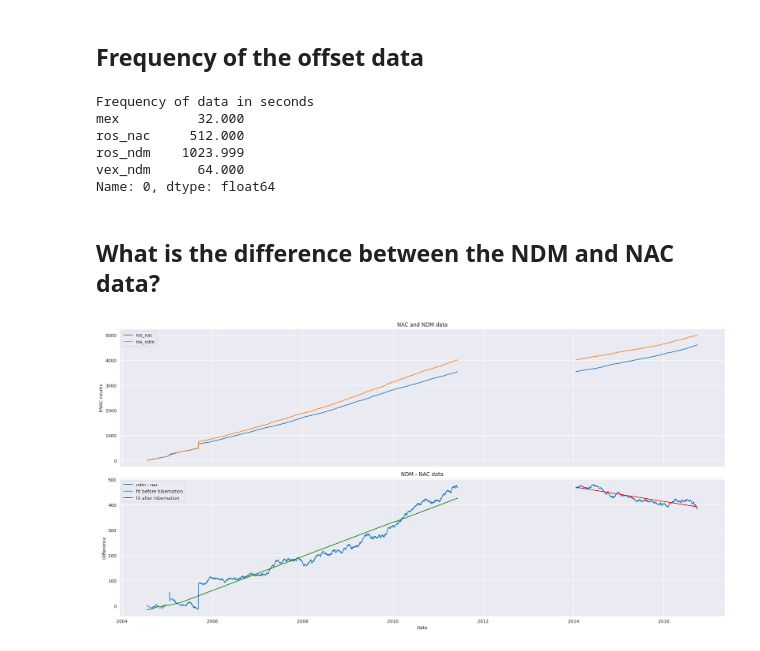
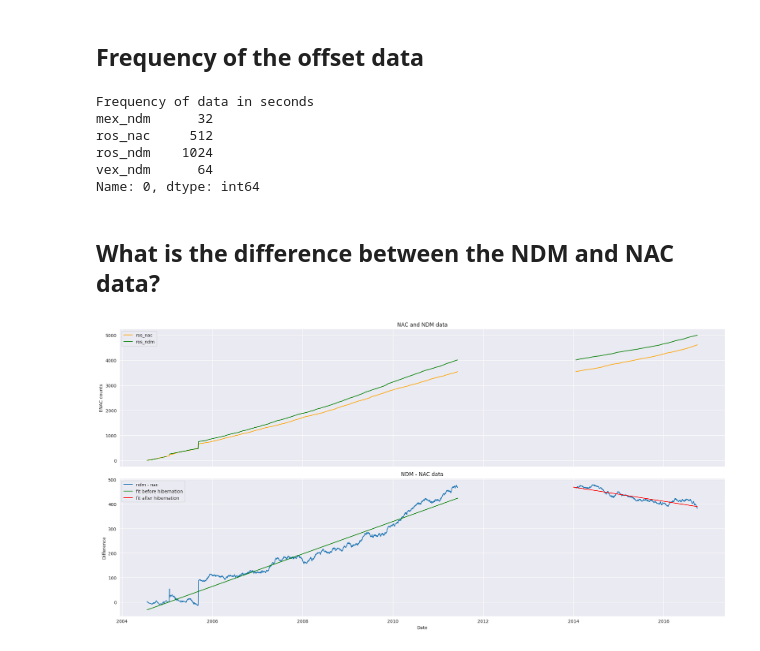
Before and after one commit to CS-433/ml-project-2-ml4esa, a Jupyter notebook: RawVisualization.ipynb, the cells around one changed output. Saved outputs shown, nothing was run; the diff lists cells and outputs as text; code cells hidden in the pictures.

```diff
--- a/RawVisualization.ipynb
+++ b/RawVisualization.ipynb
@@ -3,19 +3,32 @@ import pandas as pd
 import matplotlib.pyplot as plt
 from scipy.stats import linregress
 import numpy as np
+# %%
+def get_linear_fit(data: pd.DataFrame):
+    data = data.dropna().resample('D').mean().ffill()
+    x = np.arange(len(data))
+    y = data.values.reshape(-1)
+    slope, intercept, r_value, p_value, std_err = linregress(x, y)
+    return slope, intercept, r_value, p_value, std_err
 # %%
 data_path = "DATA/"
 daily_file_names = dict(
-    mex="Mex_daily_edac.txt",
+    mex_ndm="Mex_daily_edac.txt",
     ros_nac="Nac_daily_edac.txt",
     ros_ndm="Ndm_daily_edac.txt",
 )
 offset_file_names = dict(
-    mex="MeX_EDAC_offset.txt",
+    mex_ndm="MeX_EDAC_offset.txt",
     ros_nac="Ros_AOCS_NAC_offset.txt",
     ros_ndm="Ros_AOCS_NDM_offset.txt",
     vex_ndm="VEX_NDMW0D0A_2023_01_11_12_55_55.900.txt"
 )
+colors = dict(
+    mex_ndm='blue',
+    ros_nac='orange',
+    ros_ndm='green',
+    vex_ndm='red'
+)
 # %% [markdown]
 ## Load the data
 # %%
@@ -52,13 +112,13 @@ plt.show()
 ## Frequency of the offset data
 # %%
 df_frequencies = pd.DataFrame({name:[df.index.to_series().diff().median()] for name, df in offset_data.items()})
-df_frequencies = df_frequencies.map(lambda x: x.total_seconds())
+df_frequencies = df_frequencies.map(lambda x: int(x.total_seconds() + 0.5))
 print("Frequency of data in seconds")
 print(df_frequencies.iloc[0])
 # %% [output]
 Frequency of data in seconds
-mex          32.000
-ros_nac     512.000
-ros_ndm    1023.999
-vex_ndm      64.000
-Name: 0, dtype: float64
+mex_ndm      32
+ros_nac     512
+ros_ndm    1024
+vex_ndm      64
+Name: 0, dtype: int64
@@ -73,30 +127,32 @@ def get_linear_fit(data: pd.DataFrame):
 # %%
 # Plot the difference between the ndm and nac data
 fig, ax = plt.subplots(2, 1, figsize=(20, 10), sharex=True)
-ax[0].plot(daily_data['ros_nac'], label='ros_nac')
-ax[0].plot(daily_data['ros_ndm'], label='ros_ndm')
+ax[0].plot(daily_data['ros_nac'], label='ros_nac', color=colors['ros_nac'])
+ax[0].plot(daily_data['ros_ndm'], label='ros_ndm', color=colors['ros_ndm'])
 ax[0].legend()
 ax[0].set_title("NAC and NDM data")
 ax[0].set_ylabel("ENAC counts")
 
-ax[1].plot(daily_data['ros_ndm'] - daily_data['ros_nac'], label='ndm - nac')
+# Linear fit the difference between the ndm and nac data
+diff = daily_data['ros_ndm'] - daily_data['ros_nac']
+diff.loc[:'2010'] = diff.loc[:'2010'].interpolate()
+diff_bhib = diff.loc[:'2011-06-10']
+diff_ahib = diff.loc['2014':]
+
+slope1, intercept1, _, _, _ = get_linear_fit(diff_bhib)
+slope2, intercept2, _, _, _ = get_linear_fit(diff_ahib)
+
+# PLot the diff data
+ax[1].plot(diff, label='ndm - nac')
 ax[1].set_title("NDM - NAC data")
 ax[1].set_xlabel("Date")
 ax[1].set_ylabel("Difference")
-
-# Linear fit the difference between the ndm and nac data
-diff = daily_data['ros_ndm'] - daily_data['ros_nac']
-diff_bhib = diff.loc[:'2012'].dropna()
-diff_ahib = diff.loc['2014':].dropna()
-
-slope1, intercept1, _, _, _ = get_linear_fit(diff_bhib)
-slope2, intercept2, _, _, _ = get_linear_fit(diff_ahib)
 
 # Plot the linear fit
 ax[1].plot(diff_bhib.index, intercept1 + slope1 * np.arange(len(diff_bhib)), label='fit before hibernation', color='green')
 ax[1].plot(diff_ahib.index, intercept2 + slope2 * np.arange(len(diff_ahib)), label='fit after hibernation', color='red')
 ax[1].legend()
 plt.tight_layout()
 plt.show()
 # %% [output]
-[figure, old version]
+[figure, new version]
```
Also changed, not shown: parts of 4 cells of this notebook.
